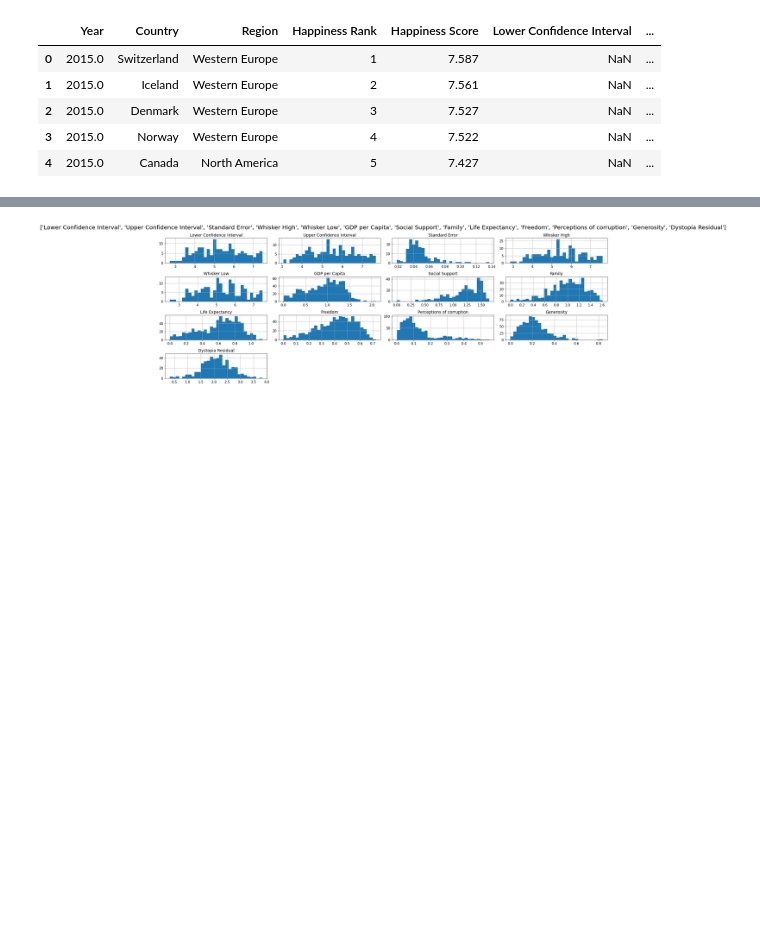
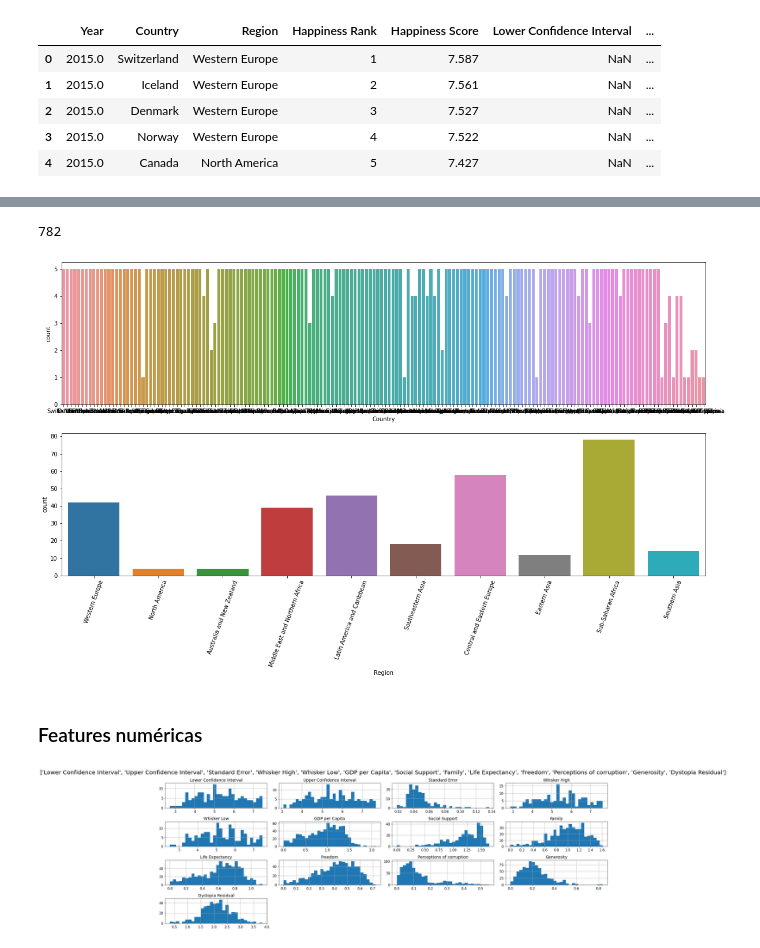
Before and after one commit to AguAcerbo/Carrera-de-Especializacion-en-IA, a Jupyter notebook: B3-Machine_Learning/Trabajo Final/Trabajo Final ML.ipynb, the cells around one changed output, grey strips where cells are left out. Drawn from its saved outputs; the diff is of its cells as text; code cells hidden in the pictures; blank space fills up the shorter version.

```diff
--- a/B3-Machine_Learning/Trabajo Final/Trabajo Final ML.ipynb
+++ b/B3-Machine_Learning/Trabajo Final/Trabajo Final ML.ipynb
@@ -620,0 +655,12 @@ output = ['Happiness Score']
+# %%
+ds_final.replace({'Country': {'North Macedonia': 'Macedonia',
+                              'Northern Cyprus': 'North Cyprus',
+                              'Somaliland Region': 'Somalia',
+                              'Somaliland region': 'Somalia',
+                              'Taiwan Province of China': 'Taiwan',
+                              'Trinidad & Tobago': 'Trinidad and Tobago',
+                              'Hong Kong S.A.R., China': 'Hong Kong'
+                              }},
+                inplace = True)
+for i, count in enumerate(ds_final.sort_values(by=['Country'])['Country'].unique()):
+    print(count)
@@ -620,0 +687,3 @@ output = ['Happiness Score']
+# %%
+for i, count in enumerate(ds_final.sort_values(by=['Region'])['Region'].unique()):
+    print(count)
@@ -627,0 +721,13 @@ dtype: int64
+# %%
+cant_null, porc_null = calc_null(full_dataset[categoricas_clean])
+orden =  np.argsort(porc_null)[::-1]
+
+if np.sum(cant_null) != 0:
+    print("Datos faltantes")
+    for i in range(len(orden)):
+        if cant_null[orden[i]] != 0:
+            print(f"{full_dataset[categoricas_clean].columns[orden[i]]}:\n"
+                  f"\tDatos Nan: {cant_null[orden[i]]}\n"
+                  f"\tEn%: {porc_null[orden[i]]}")
+else:
+    print("No hay datos faltantes")
@@ -627,0 +753,4 @@ dtype: int64
+# %%
+country_region = {}
+for i in range(len(data_original[0]['Country'])):
+    country_region[data_original[0]['Country'][i]] = data_original[0]['Region'][i]
@@ -628,3 +809,16 @@ dtype: int64
+# %%
+print(len(ds_final))
+# %% [output]
+782
+# %%
+fig,axes = plt.subplots(len(categoricas_clean),1,figsize=(20,10))
+for i,feature in enumerate(categoricas_clean):
+    sns.countplot(x=feature, data=ds_final,ax=axes[i])
+    plt.xticks(rotation=70)
+# %% [output]
+[figure, added]
+# %% [markdown]
+### Features numéricas
 # %%
 def show_boxplot(df, variable):
     fig,axes = plt.subplots(1,len(variable),figsize=(22,8),sharex='row',sharey='row')
```
Also changed, not shown: parts of 41 cells of this notebook.
